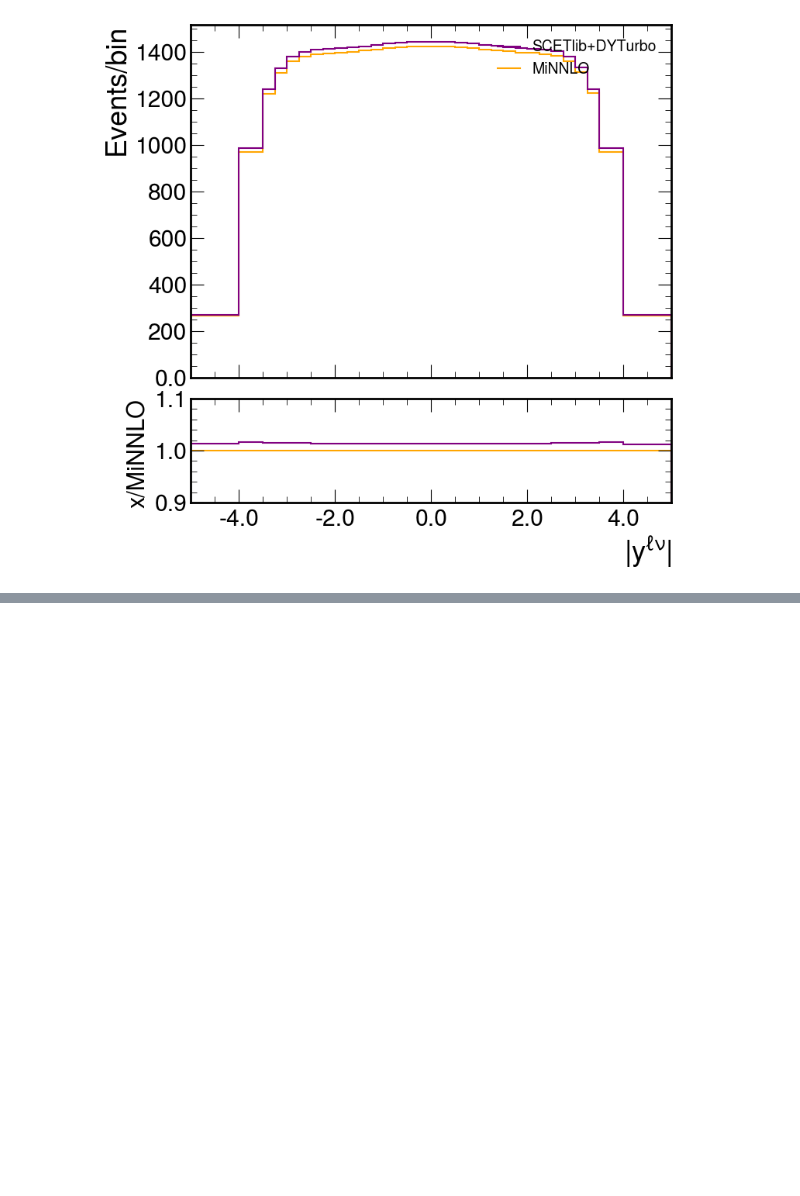
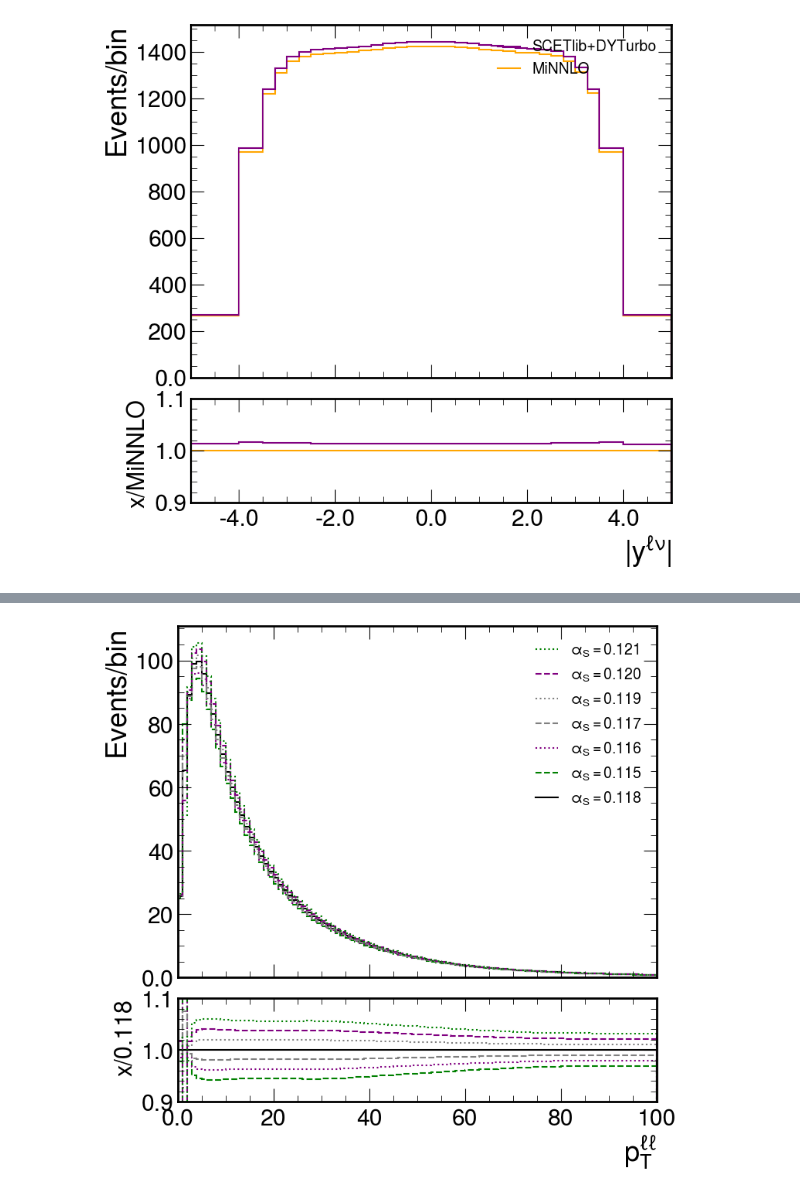
Before and after one commit to bendavid/WRemnants, a Jupyter notebook: notebooks/match_scetlib_dyurbo.ipynb, the cells around one changed output, grey strips where cells are left out. Drawn from its saved outputs; the diff is of its cells as text; code cells hidden in the pictures; blank space fills up the shorter version.

```diff
--- a/notebooks/match_scetlib_dyurbo.ipynb
+++ b/notebooks/match_scetlib_dyurbo.ipynb
@@ -409,3 +428,7 @@ INFO:wremnants.utilities.input_tools:Reading PDF variations for DYTurbo
 # %%
-hn3ll_nnlo_z_pdf.project("qT").plot()
-hn3ll.project("qT").plot()
+hn3ll_nnlo_z_alphas = input_tools.read_matched_scetlib_dyturbo_hist(
+    "/scratch/shared/TheoryPredictions/ScetlibFiles/inclusive_Z_MSHT20_PDFalphas_combined.pkl",
+    "/scratch/shared/TheoryPredictions/ScetlibFiles/inclusive_Z_MSHT20_PDFalphas_nnlo_sing_combined.pkl",
+    "/home/k/kelong/TheoryCorrections/DYTURBO/nnlo-scetlibmatch/pdfvariations/MSHT20nnlo_as_smallrange/z0/results_z-2d-nnlo-vj-MSHT20nnlo_as_smallrange-member{i}-scetlibmatch.txt",
+    axes=["Y", "qT",],
+)
@@ -414,0 +446,39 @@ hn3ll.project("qT").plot()
+# %%
+fig = plot_tools.makePlotWithRatioToRef(
+            hists=[
+                hn3ll_nnlo_z_alphas[{"vars" : "pdf0"}].project("qT"),
+                hn3ll_nnlo_z_alphas[{"vars" : "pdf1"}].project("qT"),
+                hn3ll_nnlo_z_alphas[{"vars" : "pdf2"}].project("qT"),
+                hn3ll_nnlo_z_alphas[{"vars" : "pdf3"}].project("qT"),
+                hn3ll_nnlo_z_alphas[{"vars" : "pdf4"}].project("qT"),
+                hn3ll_nnlo_z_alphas[{"vars" : "pdf5"}].project("qT"),
+                hn3ll_nnlo_z_alphas[{"vars" : "pdf6"}].project("qT"),
+            ],
+            labels=[r"$\alpha_S = 0.118$",
+                    r"$\alpha_S = 0.115$",
+                    r"$\alpha_S = 0.116$",
+                    r"$\alpha_S = 0.117$",
+                    r"$\alpha_S = 0.119$",
+                    r"$\alpha_S = 0.120$",
+                    r"$\alpha_S = 0.121$",
+                   ],
+            colors=["black",
+                    "green",
+                    "purple",
+                    "grey",
+                    "grey",
+                    "purple",
+                    "green"
+                   ],
+            linestyles=[
+                "solid", "dashed", "dotted", "dashed", "dotted", "dashed", "dotted"
+            ],
+            xlabel=r"$p_{T}^{\ell\ell}$",
+            ylabel="Events/bin",
+            rlabel="x/0.118",
+            rrange=[0.9, 1.1],
+            nlegcols=1,
+            xlim=None, binwnorm=1.0, baseline=True,
+    )
+# %% [output]
+[figure, added]
```
Also changed, not shown: parts of 5 cells of this notebook, 7 other files.
